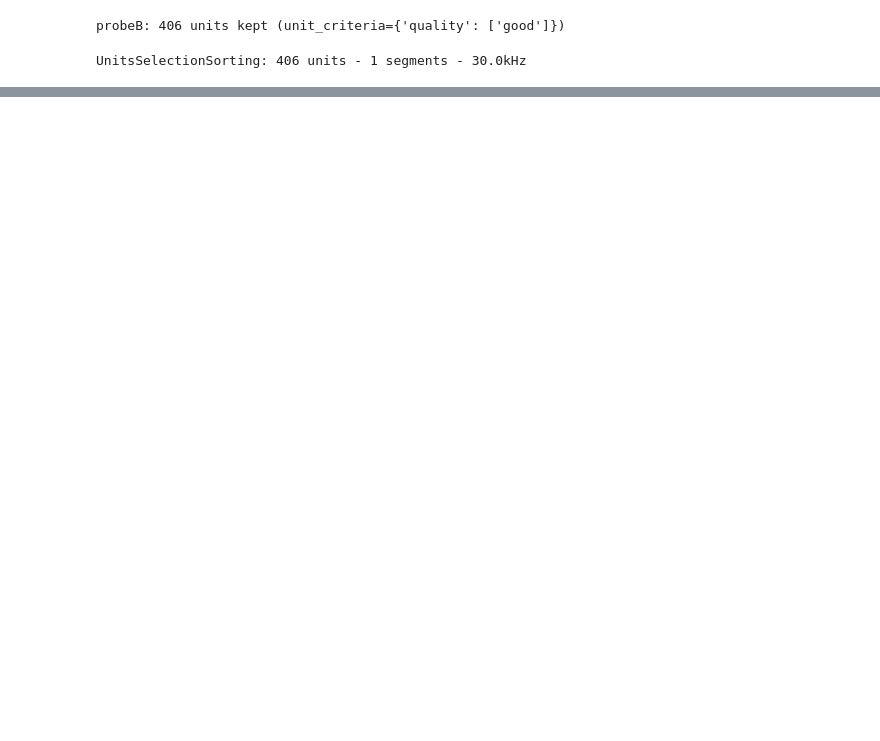
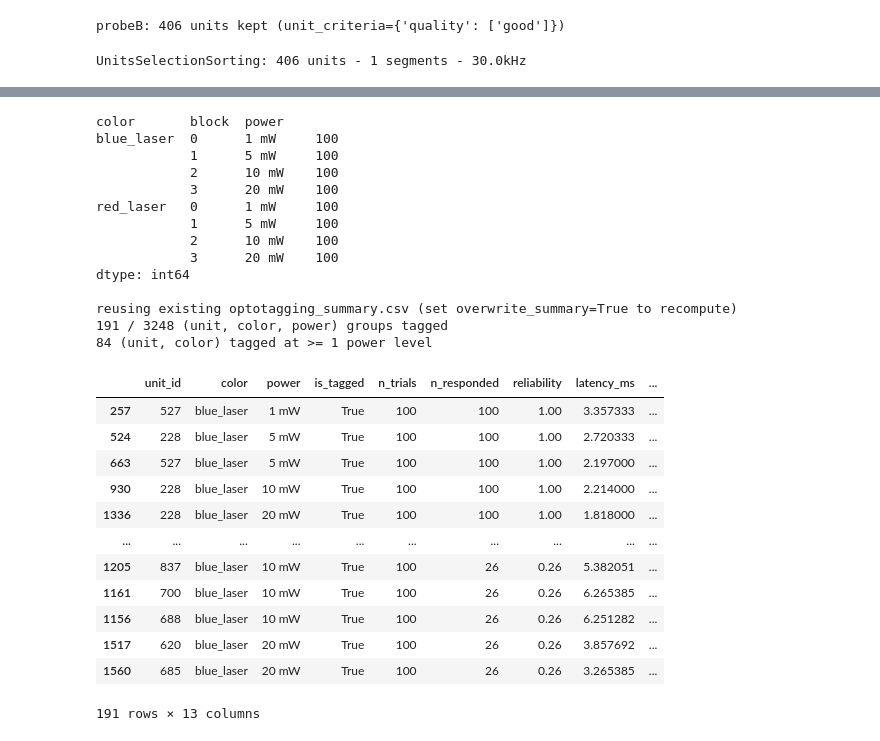
Before and after one commit to Jeffrey-J-Tong/optonpx, a Jupyter notebook: notebook/4.2_optotagging.ipynb, the cells around one changed output, grey strips where cells are left out. Drawn from its saved outputs; the diff is of its cells as text; code cells hidden in the pictures; blank space fills up the shorter version.

```diff
--- a/notebook/4.2_optotagging.ipynb
+++ b/notebook/4.2_optotagging.ipynb
@@ -112,0 +97,60 @@ pd.DataFrame(rows).pivot(index=["unit_id", "quality"], columns="session_id",
+# %%
+# ── load laser events (+ per-block power from the protocol csv) ─────────────
+import pandas as pd
+from src import (load_laser_events, load_laser_protocol,
+                 annotate_laser_events_with_protocol, compute_population_opto_response)
+
+# NOTE: use the unsliced `sorting` (concatenated-axis sample indices), not
+# sorting_by_session["optotagging"] — laser_events.csv's on_sample_concat is
+# in that same concatenated-axis coordinate system (see src.optotagging
+# module docstring / load_laser_events).
+laser_events = load_laser_events(processed_path, probe_name=tagging_probe, session_id="optotagging")
+
+protocol = load_laser_protocol(processed_path / "laser_control_protocol_dual_mega2560.csv")
+laser_events = annotate_laser_events_with_protocol(laser_events, protocol)
+print(laser_events.groupby(["color", "block", "power"]).size())
+
+# opto_df: one row per (unit, color, power) — each power level tested for
+# significance separately. `is_tagged` = that (unit, color, power) group passed;
+# `color_tagged` = the unit is tagged for that colour at >= 1 of its powers.
+summary_path = processed_path / tagging_probe / "optotagging_summary.csv"
+if summary_path.exists() and not overwrite_summary:
+    print(f"\nreusing existing {summary_path.name} (set overwrite_summary=True to recompute)")
+    opto_df = pd.read_csv(summary_path)
+else:
+    opto_df = compute_population_opto_response(sorting, laser_events)   # by=("color", "power")
+    opto_df.to_csv(summary_path, index=False)
+    print(f"\nwrote {summary_path}")
+
+color_tagged = opto_df[["unit_id", "color", "color_tagged"]].drop_duplicates()
+print(f"{opto_df['is_tagged'].sum()} / {len(opto_df)} (unit, color, power) groups tagged")
+print(f"{color_tagged['color_tagged'].sum()} (unit, color) tagged at >= 1 power level")
+opto_df[opto_df["is_tagged"]].sort_values("reliability", ascending=False)
+# %% [output]
+color       block  power
+blue_laser  0      1 mW     100
+            1      5 mW     100
+            2      10 mW    100
+            3      20 mW    100
+red_laser   0      1 mW     100
+            1      5 mW     100
+            2      10 mW    100
+            3      20 mW    100
+dtype: int64
+
+reusing existing optotagging_summary.csv (set overwrite_summary=True to recompute)
+191 / 3248 (unit, color, power) groups tagged
+84 (unit, color) tagged at >= 1 power level
+|  | unit_id | color | power | is_tagged | n_trials | n_responded | reliability | latency_ms | ... |
+| 257 | 527 | blue_laser | 1 mW | True | 100 | 100 | 1.00 | 3.357333 | ... |
+| 524 | 228 | blue_laser | 5 mW | True | 100 | 100 | 1.00 | 2.720333 | ... |
+| 663 | 527 | blue_laser | 5 mW | True | 100 | 100 | 1.00 | 2.197000 | ... |
+| 930 | 228 | blue_laser | 10 mW | True | 100 | 100 | 1.00 | 2.214000 | ... |
+| 1336 | 228 | blue_laser | 20 mW | True | 100 | 100 | 1.00 | 1.818000 | ... |
+| ... | ... | ... | ... | ... | ... | ... | ... | ... | ... |
+| 1205 | 837 | blue_laser | 10 mW | True | 100 | 26 | 0.26 | 5.382051 | ... |
+| 1161 | 700 | blue_laser | 10 mW | True | 100 | 26 | 0.26 | 6.265385 | ... |
+| 1156 | 688 | blue_laser | 10 mW | True | 100 | 26 | 0.26 | 6.251282 | ... |
+| 1517 | 620 | blue_laser | 20 mW | True | 100 | 26 | 0.26 | 3.857692 | ... |
+| 1560 | 685 | blue_laser | 20 mW | True | 100 | 26 | 0.26 | 3.265385 | ... |
+191 rows × 13 columns
```
Also changed, not shown: parts of 6 cells of this notebook, 4 other files.
